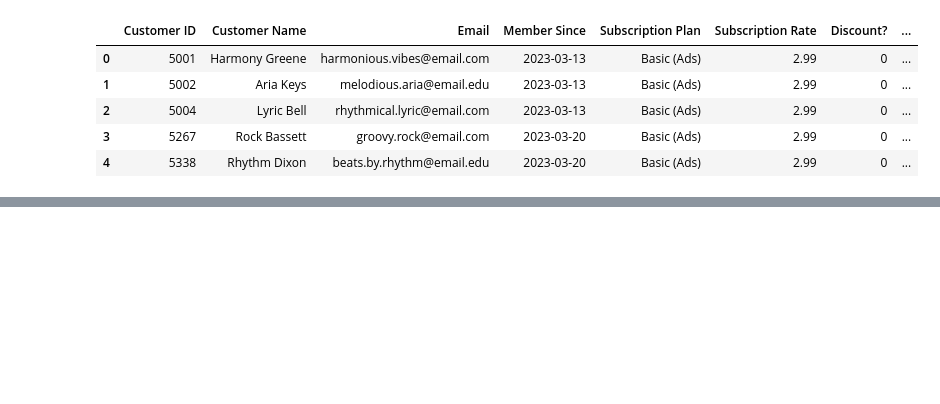
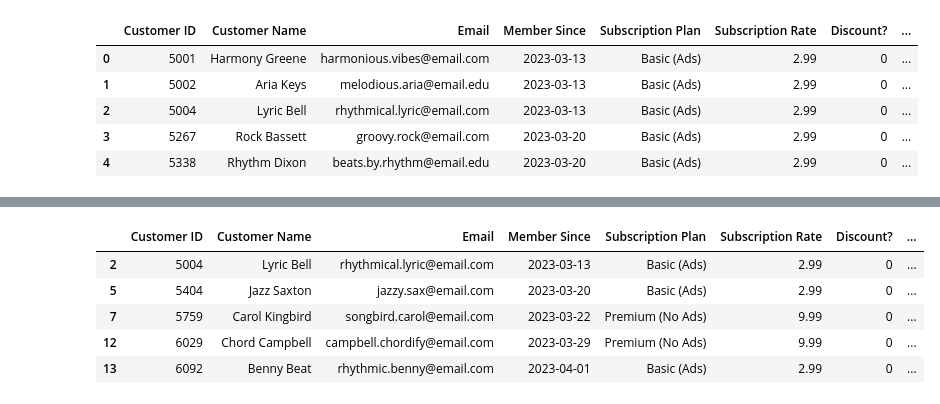
Before and after one commit to Marcin-Charzynski/retention-radar, a Jupyter notebook: notebooks/customer_churn_data_prep.ipynb, the cells around one changed output, grey strips where cells are left out. Cells and saved outputs as stored; diff of their text form; code cells hidden in the pictures; blank space fills up the shorter version.

```diff
--- a/notebooks/customer_churn_data_prep.ipynb
+++ b/notebooks/customer_churn_data_prep.ipynb
@@ -402,0 +413,9 @@ customers.head()
+# %%
+customers[customers['Cancellation Date'].notna()].head()
+# %% [output]
+|  | Customer ID | Customer Name | Email | Member Since | Subscription Plan | Subscription Rate | Discount? | ... |
+| 2 | 5004 | Lyric Bell | rhythmical.lyric@email.com | 2023-03-13 | Basic (Ads) | 2.99 | 0 | ... |
+| 5 | 5404 | Jazz Saxton | jazzy.sax@email.com | 2023-03-20 | Basic (Ads) | 2.99 | 0 | ... |
+| 7 | 5759 | Carol Kingbird | songbird.carol@email.com | 2023-03-22 | Premium (No Ads) | 9.99 | 0 | ... |
+| 12 | 6029 | Chord Campbell | campbell.chordify@email.com | 2023-03-29 | Premium (No Ads) | 9.99 | 0 | ... |
+| 13 | 6092 | Benny Beat | rhythmic.benny@email.com | 2023-04-01 | Basic (Ads) | 2.99 | 0 | ... |
```
Also changed, not shown: parts of 9 cells of this notebook, 2 other files.
